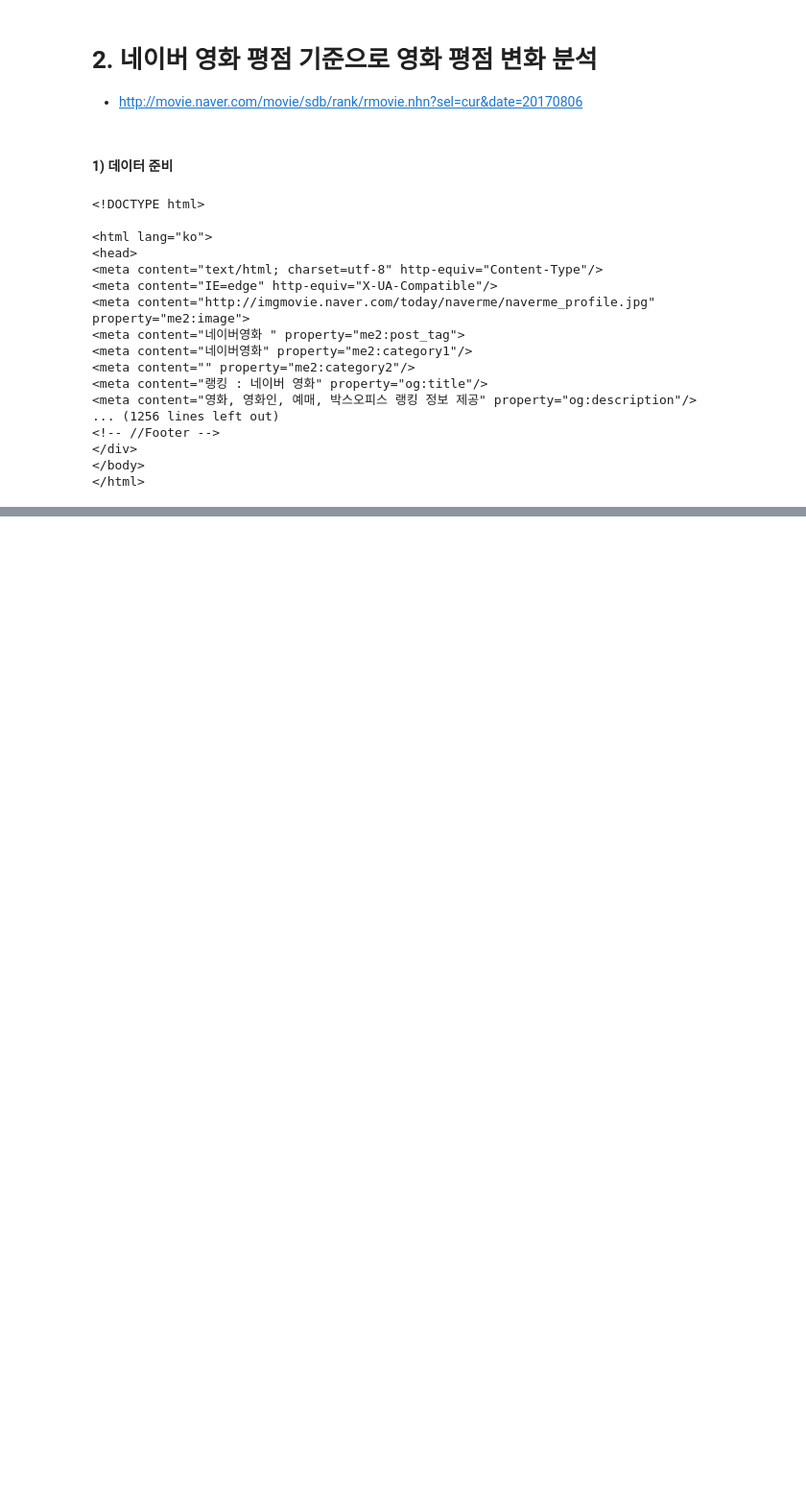
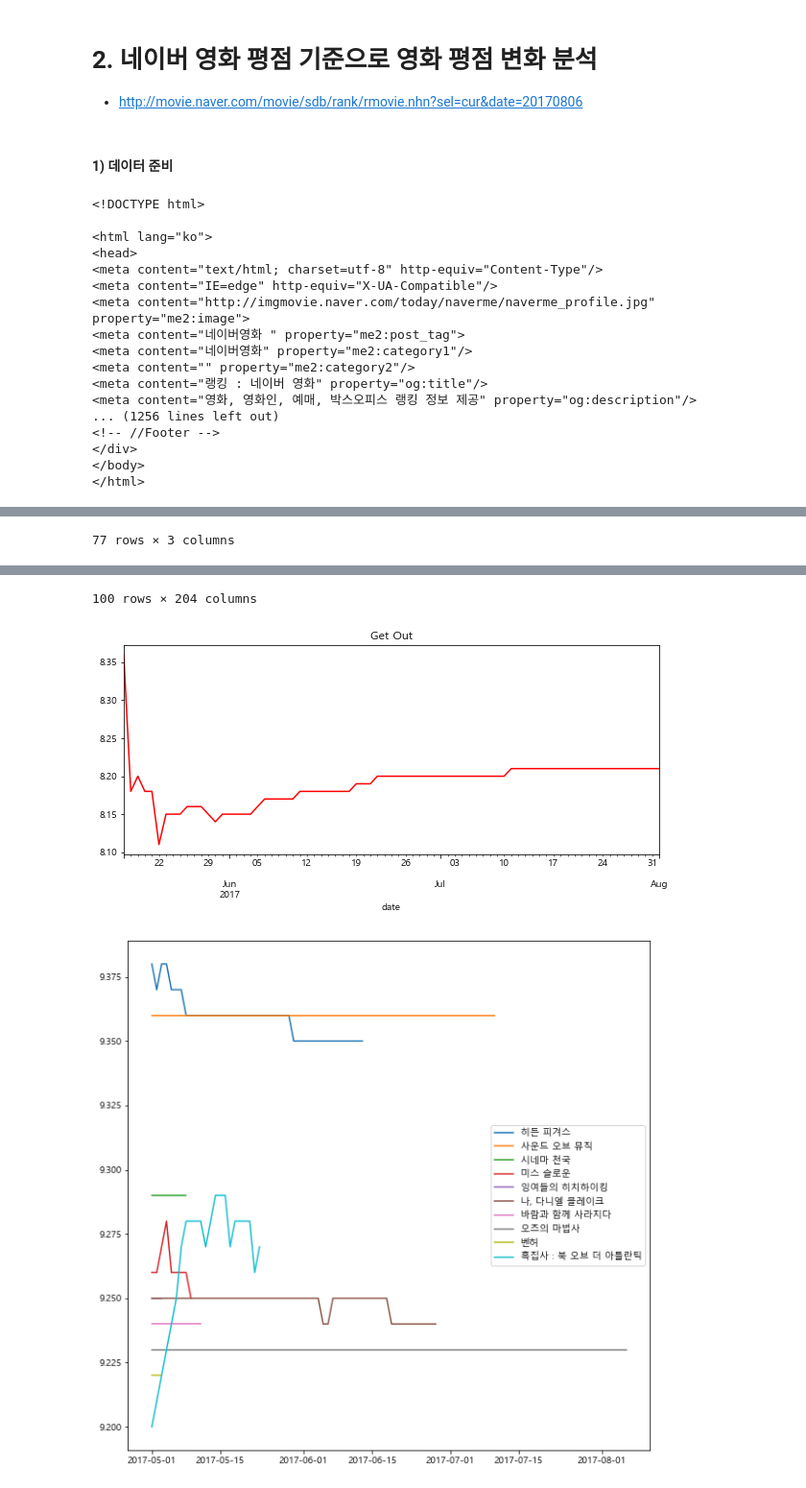
Before and after one commit to not147/PythonBasic, a Jupyter notebook: pythonwork/analysis/8_분석예제4.ipynb, the cells around one changed output, grey strips where cells are left out. Shown at 96% size. Drawn from its saved outputs; the diff is of its cells as text; code cells hidden in the pictures; blank space fills up the shorter version.

```diff
--- a/pythonwork/analysis/8_분석예제4.ipynb
+++ b/pythonwork/analysis/8_분석예제4.ipynb
@@ -331,0 +578,25 @@ soup
+# %%
+### 영화별로 점수의 합계를 보고 싶다.(평점의 합계가 높은 순 또는 낮은 순으로 10개씩)
+display(movie.groupby(by='name').sum()[['point']].sort_values(by='point', ascending=False).head(10))
+display(movie.groupby(by='name').sum()[['point']].sort_values(by='point').head(10))
+
+### 특정 영화면 추려서 보고 싶다.(겟아웃)
+get_out = movie[movie['name']=='겟 아웃'].copy()
+display(get_out)
+
+#### 위에 조회한 영화에 대해 날짜별 평점으로 시각화
+get_out.set_index('date')['point'].plot(figsize =(10, 4), color='red', title='Get Out')
+
+
+## 영화별 날짜 변화에 따른 평점 변화를 확인 (시각화)
+plt.figure(figsize =(10, 10))
+
+for name in movie['name'].unique()[0:10] :  # 전체는 너무 많아서 10개만 출력했습니다.
+    data = movie[movie['name']== name]
+    data = data.set_index('date')['point']
+    plt.plot(data, label=name)
+
+plt.legend()
+
+display(movie.groupby(by=['date', 'name']).mean().unstack('name')) ## (데이터 프레임)
+# %% [output]
@@ -331,0 +639 @@ soup
+77 rows × 3 columns
@@ -331,0 +654,3 @@ soup
+100 rows × 204 columns
+[figure, added]
+[figure, added]
```
Also changed, not shown: parts of 23 cells of this notebook, 2 other files.
